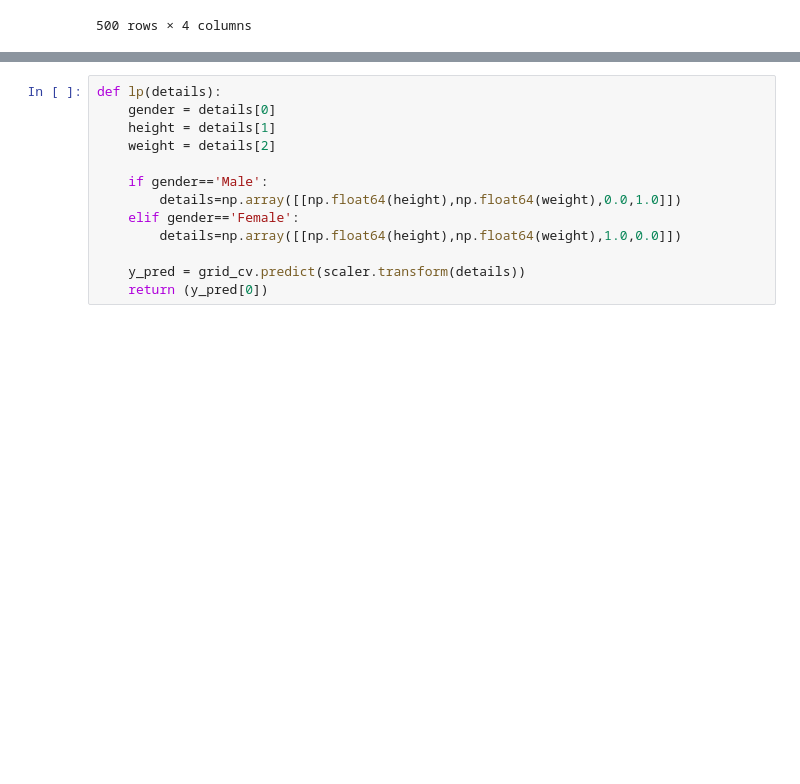
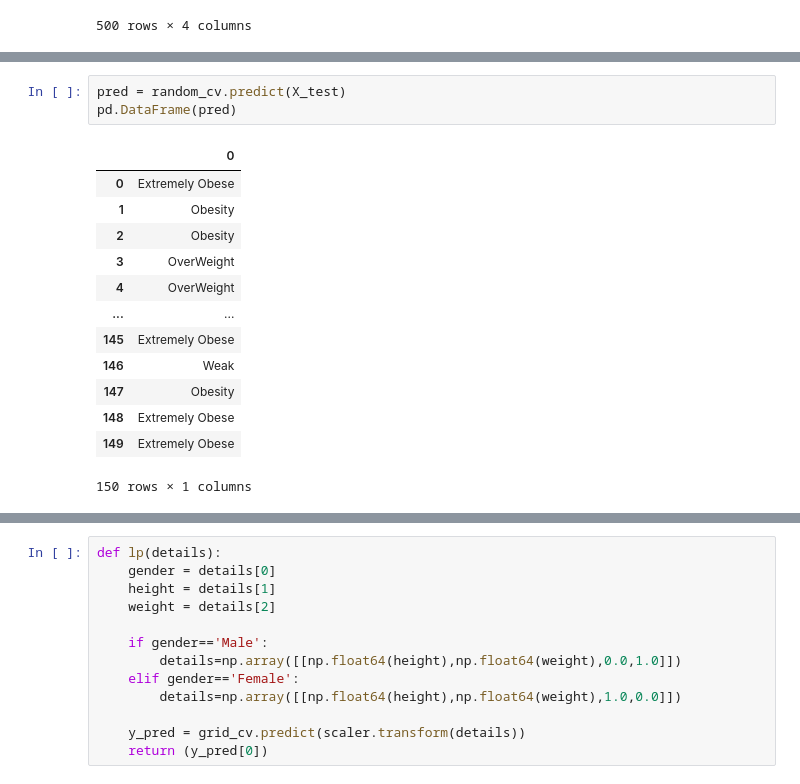
Before and after one commit to Nirban226/BMI_prediction_using_ML, a Jupyter notebook: MLP.ipynb, the cells around one changed output, grey strips where cells are left out. Drawn from its saved outputs; the diff is of its cells as text; blank space fills up the shorter version.

```diff
--- a/MLP.ipynb
+++ b/MLP.ipynb
@@ -181,0 +176,17 @@ Fitting 5 folds for each of 9 candidates, totalling 45 fits
+# %%
+pred = random_cv.predict(X_test)
+pd.DataFrame(pred)
+# %% [output]
+|  | 0 |
+| 0 | Extremely Obese |
+| 1 | Obesity |
+| 2 | Obesity |
+| 3 | OverWeight |
+| 4 | OverWeight |
+| ... | ... |
+| 145 | Extremely Obese |
+| 146 | Weak |
+| 147 | Obesity |
+| 148 | Extremely Obese |
+| 149 | Extremely Obese |
+150 rows × 1 columns
```
Also changed, not shown: parts of 11 cells of this notebook.
